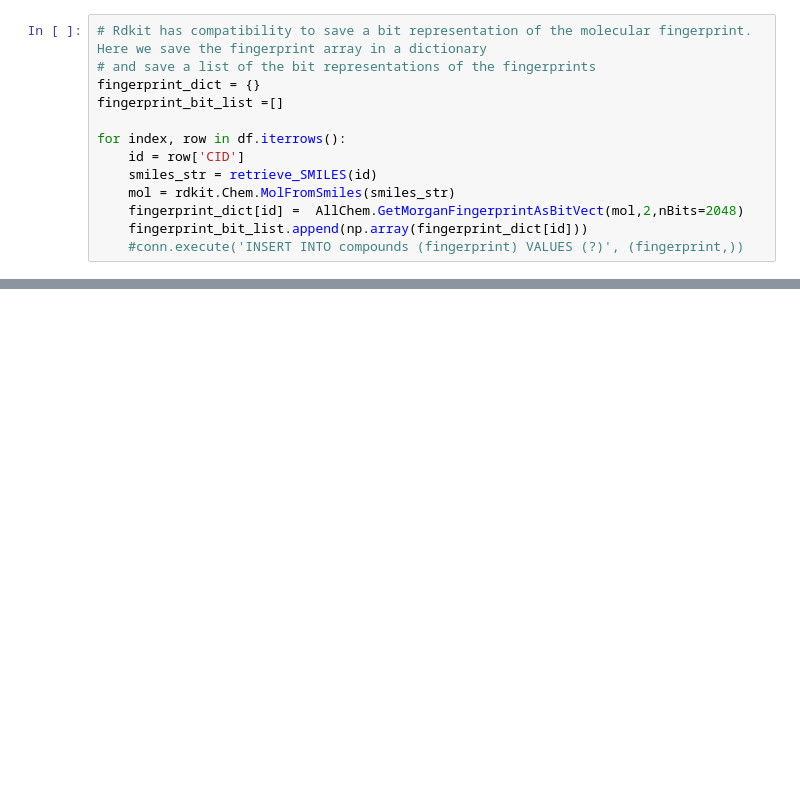
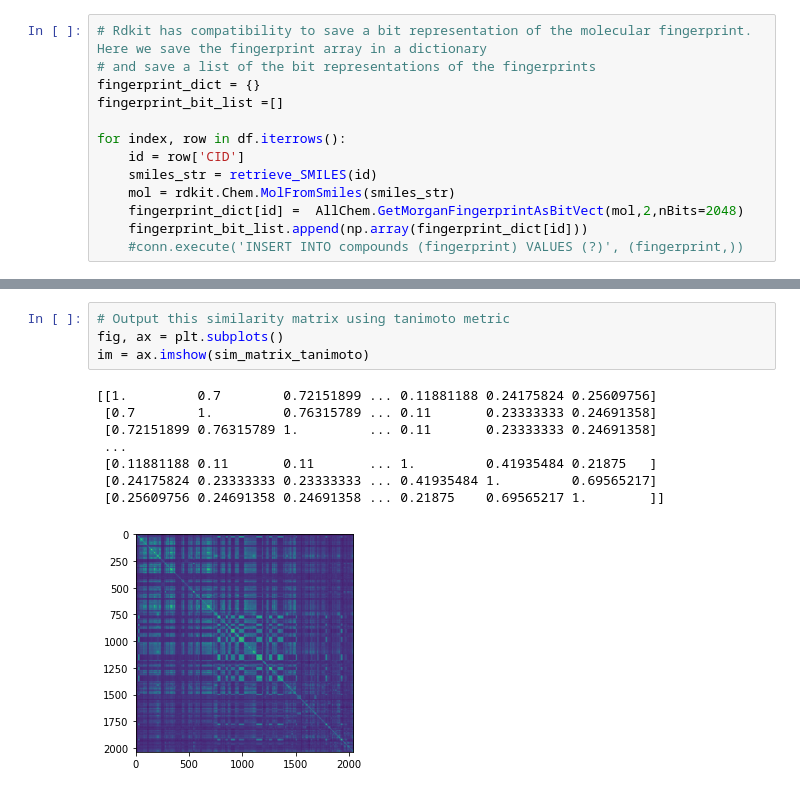
Before and after one commit to Elizabeth-Hayman/Data_science_practical, a Jupyter notebook: Data_Science.ipynb, the cells around one changed output, grey strips where cells are left out. Cells and saved outputs as stored; diff of their text form; blank space fills up the shorter version.

```diff
--- a/Data_Science.ipynb
+++ b/Data_Science.ipynb
@@ -179,2 +168,15 @@ print(sim_matrix)
+# %%
+# Output this similarity matrix using tanimoto metric
+fig, ax = plt.subplots()
+im = ax.imshow(sim_matrix_tanimoto)
+# %% [output]
+[[1.         0.7        0.72151899 ... 0.11881188 0.24175824 0.25609756]
+ [0.7        1.         0.76315789 ... 0.11       0.23333333 0.24691358]
+ [0.72151899 0.76315789 1.         ... 0.11       0.23333333 0.24691358]
+ ...
+ [0.11881188 0.11       0.11       ... 1.         0.41935484 0.21875   ]
+ [0.24175824 0.23333333 0.23333333 ... 0.41935484 1.         0.69565217]
+ [0.25609756 0.24691358 0.24691358 ... 0.21875    0.69565217 1.        ]]
+[figure, added]
 # %%
 # Using a sklearn clustering method that allows a similarity matrix as input.
```
Also changed, not shown: parts of 9 cells of this notebook, 1 other file.
